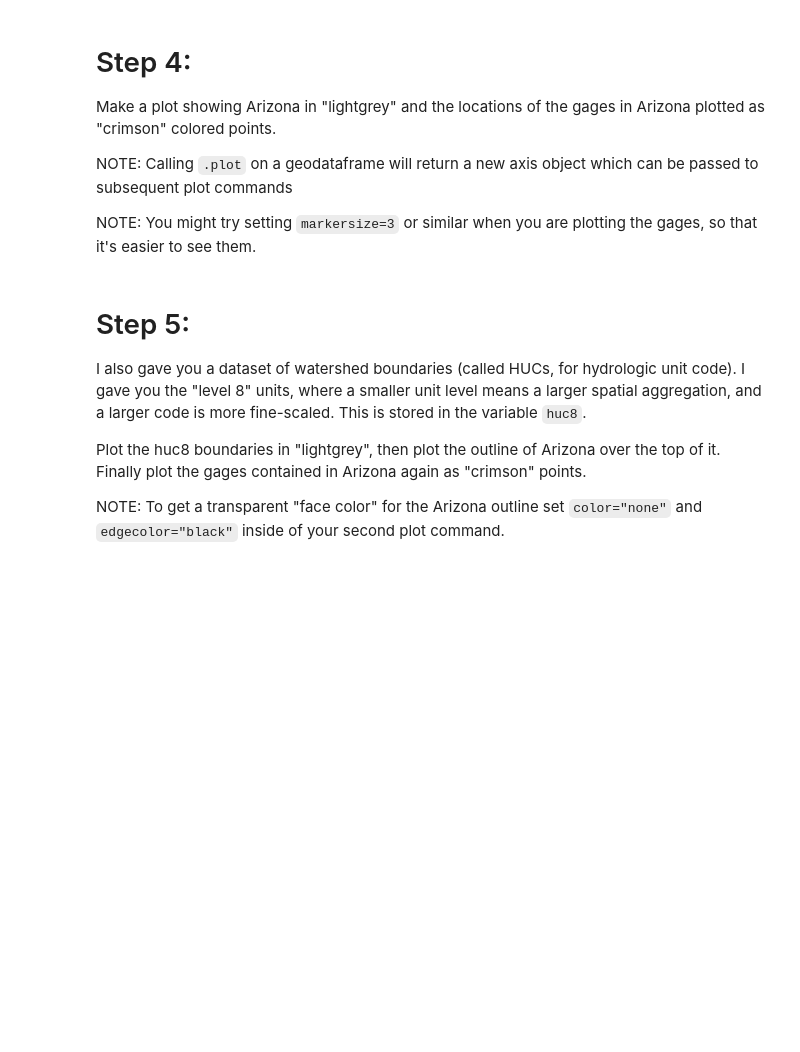
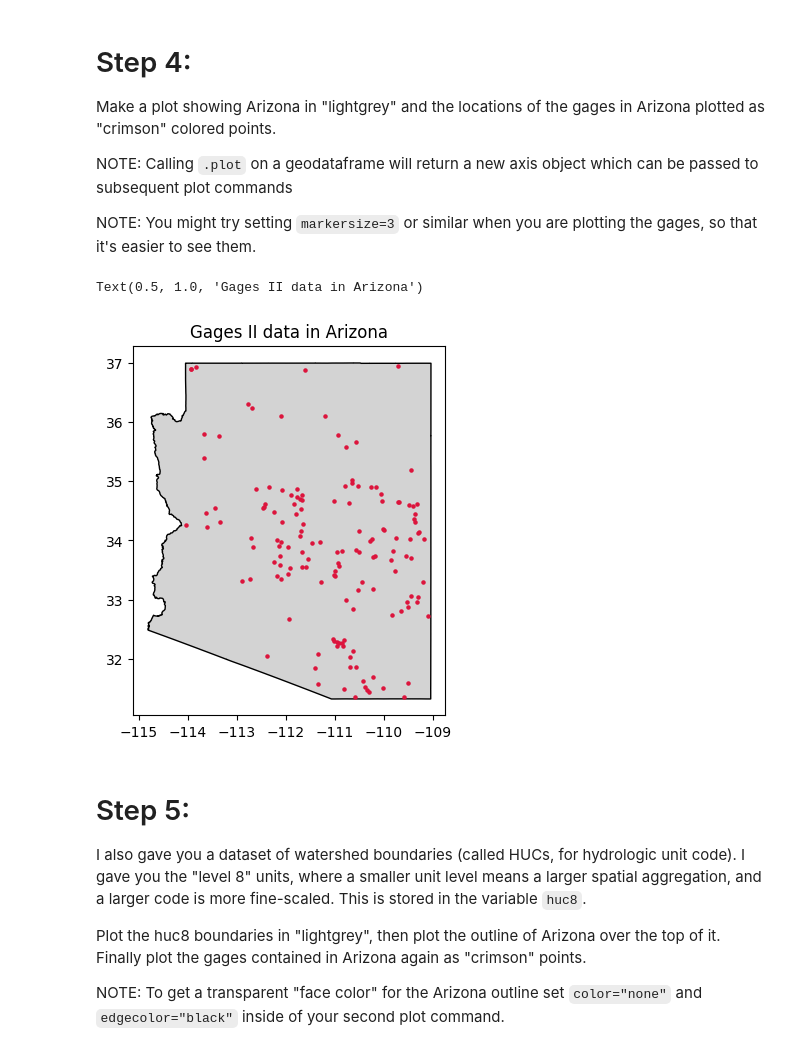
Before and after one commit to HAS-Tools-Fall25/homework_marlanahinkley, a Jupyter notebook: homework_submissions/hw5_geopandas_exercises.ipynb, the cells around one changed output. Saved outputs shown, nothing was run; the diff lists cells and outputs as text; code cells hidden in the pictures; blank space fills up the shorter version.

```diff
--- a/homework_submissions/hw5_geopandas_exercises.ipynb
+++ b/homework_submissions/hw5_geopandas_exercises.ipynb
@@ -25,6 +25,7 @@ huc8 = gpd.read_file(
 Put the `gages` geodataframe onto the same CRS as the `az` geodataframe
 # %%
 # TODO: Your code here
+gages = gages.to_crs(az.crs)
 # %% [markdown]
 # Step 2:
 The various polygons in the Arizona shapefile
@@ -44,7 +51,7 @@ the `gages` dataset, save this as `az_gages`
 In GIS-language this is called "clipping"
 # %%
 # TODO: Your code here
-az_gages = None
+az_gages = gages.clip(az)
 # %% [markdown]
 # Step 4:
 Make a plot showing Arizona in "lightgrey"
@@ -63,3 +68,11 @@ NOTE: You might try setting `markersize=3` or similar
+# %%
+# TODO: Your code here
+ax = az.plot(color='lightgrey', edgecolor='black')
+az_gages.plot(ax=ax, color='crimson', markersize=5)
+plt.title('Gages II data in Arizona')
+# %% [output]
+Text(0.5, 1.0, 'Gages II data in Arizona')
+[figure, added]
 # %% [markdown]
 # Step 5:
 I also gave you a dataset of watershed
```
Also changed, not shown: parts of 11 cells of this notebook.
